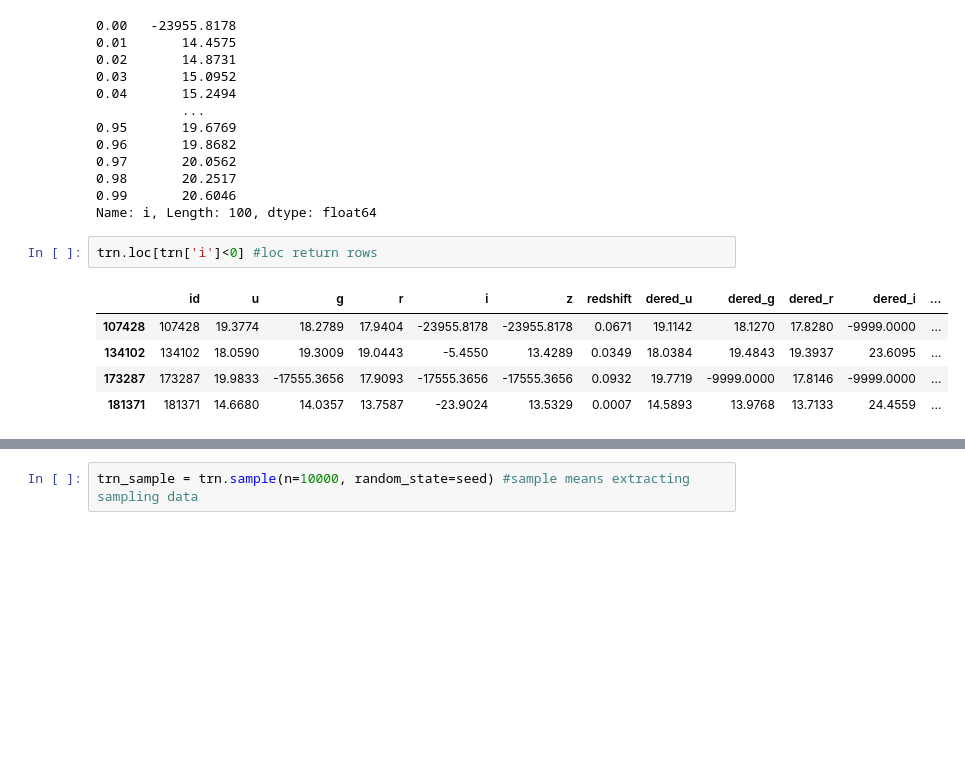
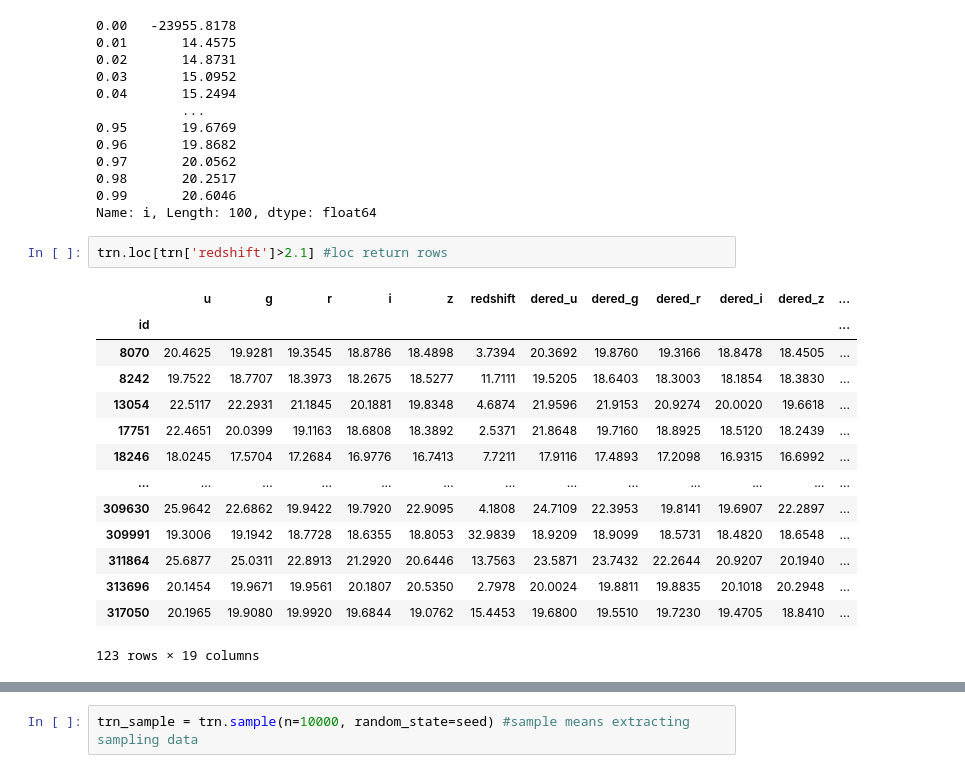
Before and after one commit to cksgnlcjswo/dku_dacon, a Jupyter notebook: EDA(pandas).ipynb, the cells around one changed output, grey strips where cells are left out. Cells and saved outputs as stored; diff of their text form; blank space fills up the shorter version.

```diff
--- a/EDA(pandas).ipynb
+++ b/EDA(pandas).ipynb
@@ -129,10 +144,19 @@ trn['i'].quantile(np.arange(0, 1, .01)) #quantile: 백분위 수
 0.99       20.6046
 Name: i, Length: 100, dtype: float64
 # %%
-trn.loc[trn['i']<0] #loc return rows
+trn.loc[trn['redshift']>2.1] #loc return rows
 # %% [output]
-|  | id | u | g | r | i | z | redshift | dered_u | dered_g | dered_r | dered_i | ... |
-| 107428 | 107428 | 19.3774 | 18.2789 | 17.9404 | -23955.8178 | -23955.8178 | 0.0671 | 19.1142 | 18.1270 | 17.8280 | -9999.0000 | ... |
-| 134102 | 134102 | 18.0590 | 19.3009 | 19.0443 | -5.4550 | 13.4289 | 0.0349 | 18.0384 | 19.4843 | 19.3937 | 23.6095 | ... |
-| 173287 | 173287 | 19.9833 | -17555.3656 | 17.9093 | -17555.3656 | -17555.3656 | 0.0932 | 19.7719 | -9999.0000 | 17.8146 | -9999.0000 | ... |
-| 181371 | 181371 | 14.6680 | 14.0357 | 13.7587 | -23.9024 | 13.5329 | 0.0007 | 14.5893 | 13.9768 | 13.7133 | 24.4559 | ... |
+|  | u | g | r | i | z | redshift | dered_u | dered_g | dered_r | dered_i | dered_z | ... |
+| id |  |  |  |  |  |  |  |  |  |  |  | ... |
+| 8070 | 20.4625 | 19.9281 | 19.3545 | 18.8786 | 18.4898 | 3.7394 | 20.3692 | 19.8760 | 19.3166 | 18.8478 | 18.4505 | ... |
+| 8242 | 19.7522 | 18.7707 | 18.3973 | 18.2675 | 18.5277 | 11.7111 | 19.5205 | 18.6403 | 18.3003 | 18.1854 | 18.3830 | ... |
+| 13054 | 22.5117 | 22.2931 | 21.1845 | 20.1881 | 19.8348 | 4.6874 | 21.9596 | 21.9153 | 20.9274 | 20.0020 | 19.6618 | ... |
+| 17751 | 22.4651 | 20.0399 | 19.1163 | 18.6808 | 18.3892 | 2.5371 | 21.8648 | 19.7160 | 18.8925 | 18.5120 | 18.2439 | ... |
+| 18246 | 18.0245 | 17.5704 | 17.2684 | 16.9776 | 16.7413 | 7.7211 | 17.9116 | 17.4893 | 17.2098 | 16.9315 | 16.6992 | ... |
+| ... | ... | ... | ... | ... | ... | ... | ... | ... | ... | ... | ... | ... |
+| 309630 | 25.9642 | 22.6862 | 19.9422 | 19.7920 | 22.9095 | 4.1808 | 24.7109 | 22.3953 | 19.8141 | 19.6907 | 22.2897 | ... |
+| 309991 | 19.3006 | 19.1942 | 18.7728 | 18.6355 | 18.8053 | 32.9839 | 18.9209 | 18.9099 | 18.5731 | 18.4820 | 18.6548 | ... |
+| 311864 | 25.6877 | 25.0311 | 22.8913 | 21.2920 | 20.6446 | 13.7563 | 23.5871 | 23.7432 | 22.2644 | 20.9207 | 20.1940 | ... |
+| 313696 | 20.1454 | 19.9671 | 19.9561 | 20.1807 | 20.5350 | 2.7978 | 20.0024 | 19.8811 | 19.8835 | 20.1018 | 20.2948 | ... |
+| 317050 | 20.1965 | 19.9080 | 19.9920 | 19.6844 | 19.0762 | 15.4453 | 19.6800 | 19.5510 | 19.7230 | 19.4705 | 18.8410 | ... |
+123 rows × 19 columns
```
Also changed, not shown: parts of 34 cells of this notebook.
